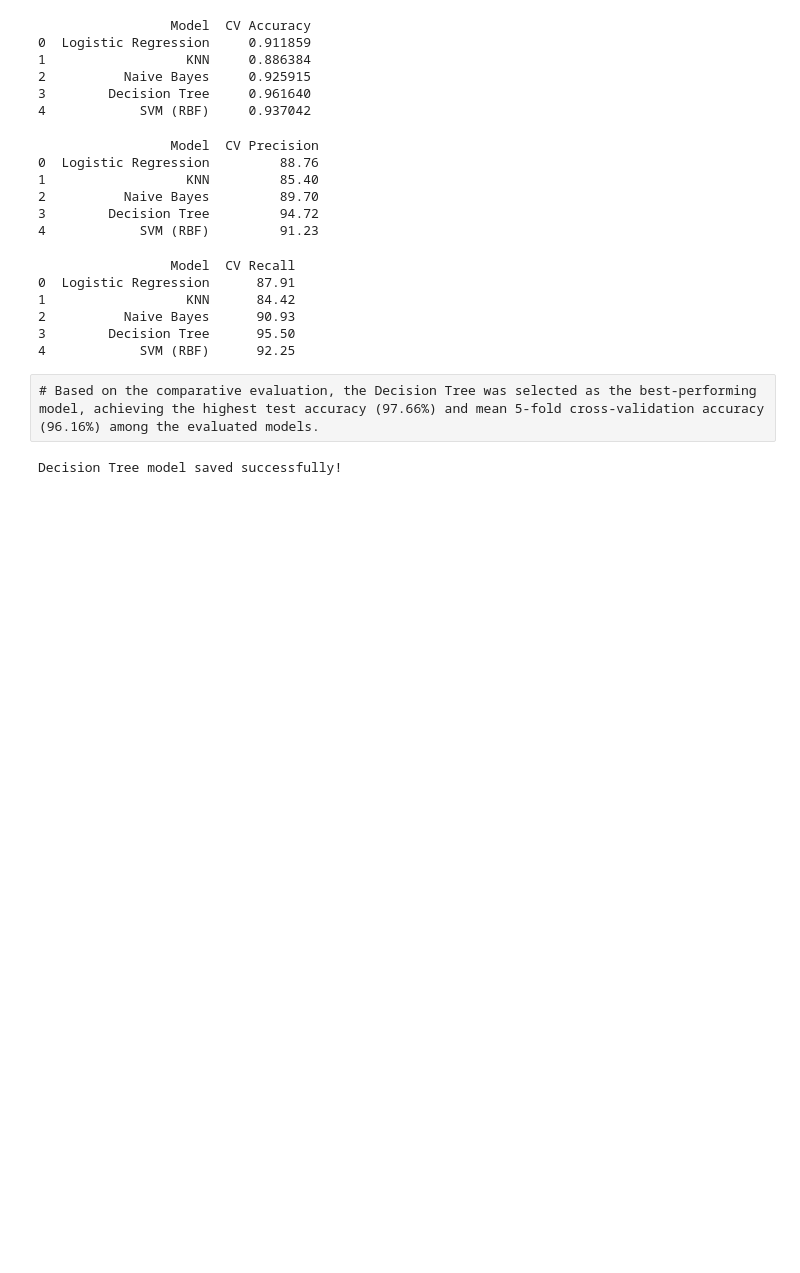
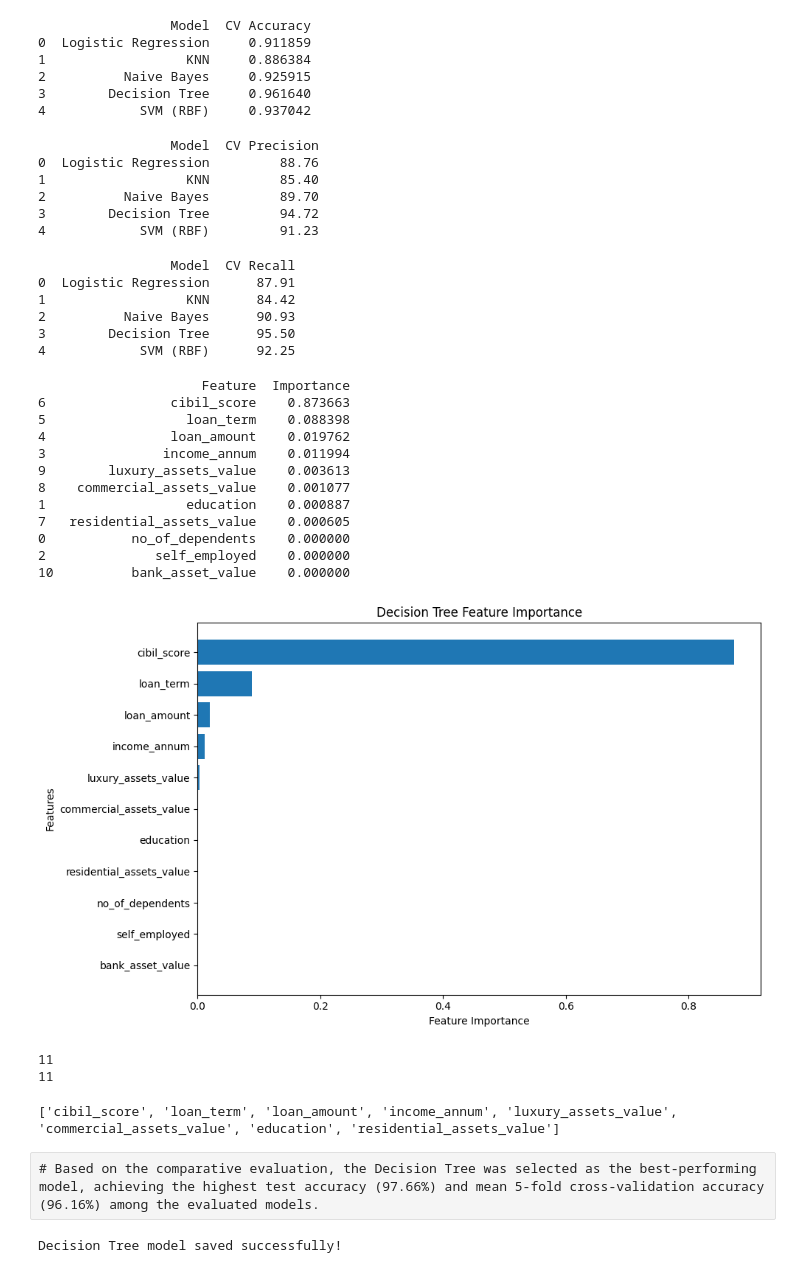
Before and after one commit to Gunjan934/loan-approval-prediction-, a Jupyter notebook: Loan approval prediction.ipynb, the cells around one changed output. Cells and saved outputs as stored; diff of their text form; code cells hidden in the pictures; blank space fills up the shorter version.

```diff
--- a/Loan approval prediction.ipynb
+++ b/Loan approval prediction.ipynb
@@ -249,0 +256,11 @@ Rejected = 1
+# %%
+from sklearn.preprocessing import LabelEncoder
+
+target_encoder = LabelEncoder()
+
+y = target_encoder.fit_transform(
+    y.astype(str).str.strip()
+)
+
+print(target_encoder.classes_)
+print(y[:10])
@@ -991,6 +1322,60 @@ print(recall_comparison)
 2          Naive Bayes      90.93
 3        Decision Tree      95.50
 4            SVM (RBF)      92.25
+# %%
+# Get feature importance from the trained Decision Tree
+importance_df = pd.DataFrame({
+    "Feature": X.columns,
+    "Importance": model_DT.feature_importances_
+})
+
+# Sort from most important to least important
+importance_df = importance_df.sort_values(
+    by="Importance",
+    ascending=False
+)
+
+print(importance_df)
+
+# Visualize feature importance
+plt.figure(figsize=(10, 6))
+plt.barh(
+    importance_df["Feature"],
+    importance_df["Importance"]
+)
+plt.xlabel("Feature Importance")
+plt.ylabel("Features")
+plt.title("Decision Tree Feature Importance")
+plt.gca().invert_yaxis()
+plt.tight_layout()
+plt.show()
+print(len(X.columns))
+print(len(model_DT.feature_importances_))
+# %% [output]
+                     Feature  Importance
+6                cibil_score    0.873663
+5                  loan_term    0.088398
+4                loan_amount    0.019762
+3               income_annum    0.011994
+9        luxury_assets_value    0.003613
+8    commercial_assets_value    0.001077
+1                  education    0.000887
+7   residential_assets_value    0.000605
+0           no_of_dependents    0.000000
+2              self_employed    0.000000
+10          bank_asset_value    0.000000
+[figure, added]
+11
+11
+# %%
+selected_features = importance_df.loc[
+    importance_df["Importance"] > 0,
+    "Feature"
+].tolist()
+
+print(selected_features)
+# %% [output]
+['cibil_score', 'loan_term', 'loan_amount', 'income_annum', 'luxury_assets_value', 'commercial_assets_value', 'education', 'residential_assets_value']
 # %% [raw]
 # Based on the comparative evaluation, the Decision Tree was selected as the best-performing model, achieving the highest test accuracy (97.66%) and mean 5-fold cross-validation accuracy (96.16%) among the evaluated models.
 # %%
```
Also changed, not shown: parts of 21 cells of this notebook, 3 other files.
